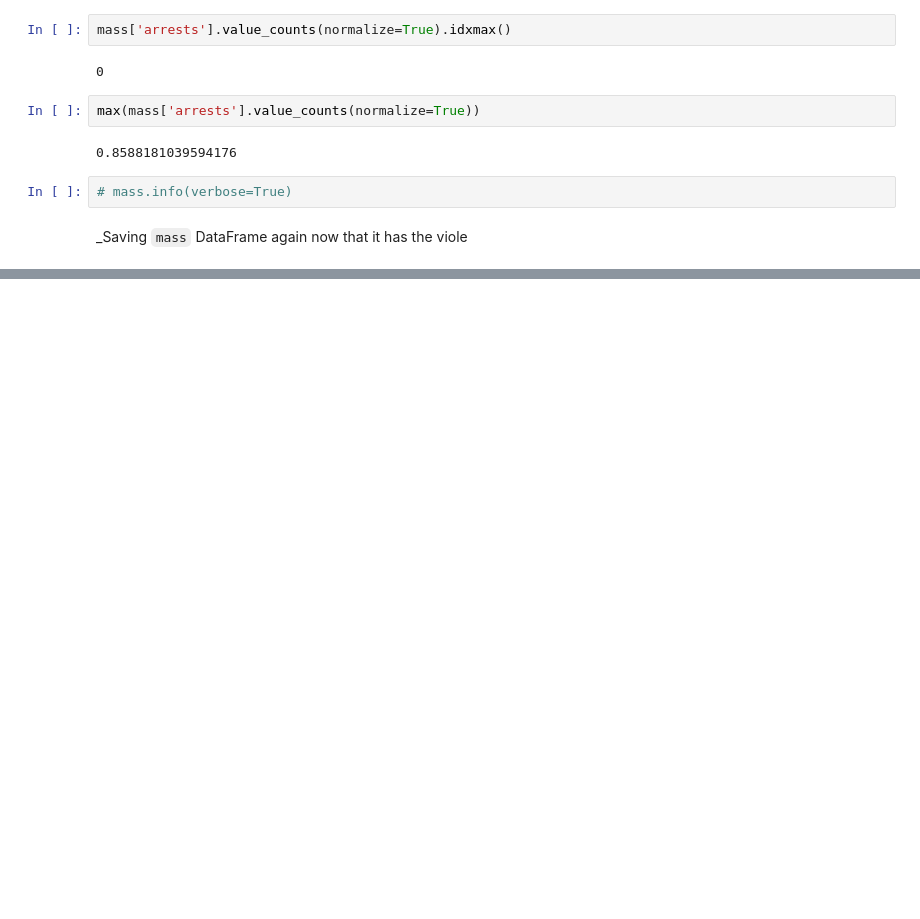
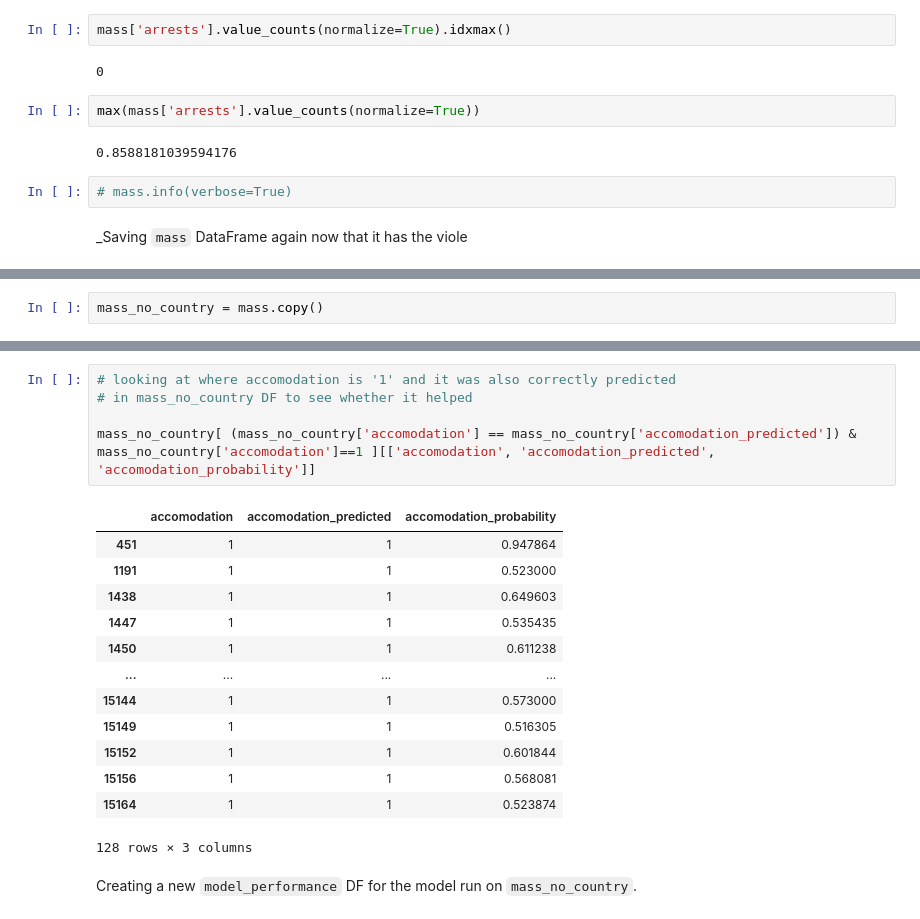
Before and after one commit to EmFib/Mass-Protests, a Jupyter notebook: users/consolidated_mass_logistic_regression.ipynb, the cells around one changed output, grey strips where cells are left out. Cells and saved outputs as stored; diff of their text form; blank space fills up the shorter version.

```diff
--- a/users/consolidated_mass_logistic_regression.ipynb
+++ b/users/consolidated_mass_logistic_regression.ipynb
@@ -324,0 +317,2 @@ _Saving `mass` DataFrame again now that it has the viole
+# %%
+mass_no_country = mass.copy()
@@ -324,0 +538,21 @@ _Saving `mass` DataFrame again now that it has the viole
+# %%
+# looking at where accomodation is '1' and it was also correctly predicted
+# in mass_no_country DF to see whether it helped
+
+mass_no_country[ (mass_no_country['accomodation'] == mass_no_country['accomodation_predicted']) & mass_no_country['accomodation']==1 ][['accomodation', 'accomodation_predicted', 'accomodation_probability']]
+# %% [output]
+|  | accomodation | accomodation_predicted | accomodation_probability |
+| 451 | 1 | 1 | 0.947864 |
+| 1191 | 1 | 1 | 0.523000 |
+| 1438 | 1 | 1 | 0.649603 |
+| 1447 | 1 | 1 | 0.535435 |
+| 1450 | 1 | 1 | 0.611238 |
+| ... | ... | ... | ... |
+| 15144 | 1 | 1 | 0.573000 |
+| 15149 | 1 | 1 | 0.516305 |
+| 15152 | 1 | 1 | 0.601844 |
+| 15156 | 1 | 1 | 0.568081 |
+| 15164 | 1 | 1 | 0.523874 |
+128 rows × 3 columns
+# %% [markdown]
+Creating a new `model_performance` DF for the model run on `mass_no_country`.
```
Also changed, not shown: parts of 35 cells of this notebook, 1 other file.
